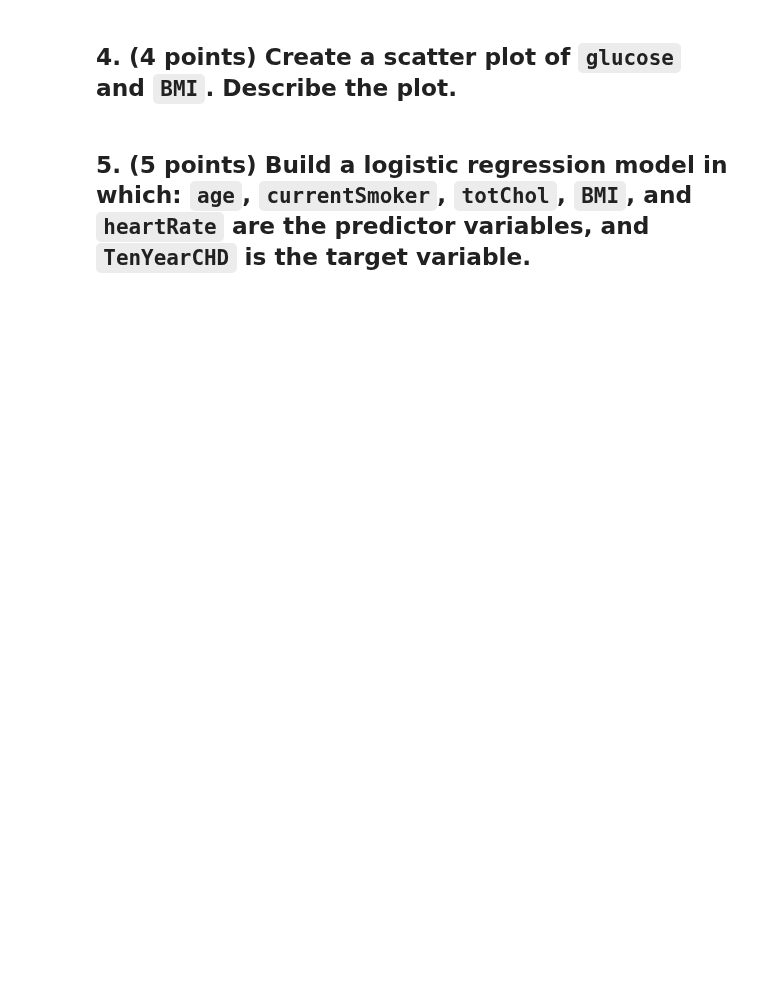
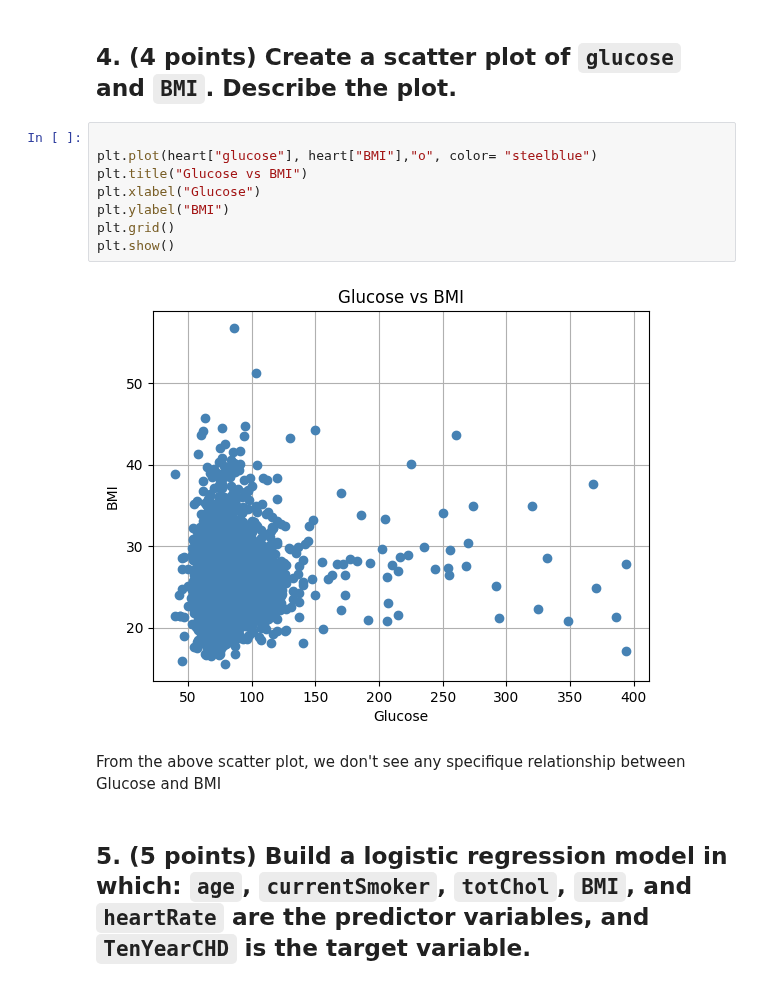
Before and after one commit to Yusuf98-c/DATA-545-In-Class, a Jupyter notebook: In_Class_3.ipynb, the cells around one changed output. Cells and saved outputs as stored; diff of their text form; blank space fills up the shorter version.

```diff
--- a/In_Class_3.ipynb
+++ b/In_Class_3.ipynb
@@ -32,4 +104,16 @@ Consider the `framingham.csv` data file. The dataset is publicly available on th
 # %% [markdown]
 ## 4. (4 points) Create a scatter plot of `glucose` and `BMI`. Describe the plot.
+# %%
+
+plt.plot(heart["glucose"], heart["BMI"],"o", color= "steelblue")
+plt.title("Glucose vs BMI")
+plt.xlabel("Glucose")
+plt.ylabel("BMI")
+plt.grid()
+plt.show()
+# %% [output]
+[figure, added]
+# %% [markdown]
+From the above scatter plot, we don't see any specifique relationship between Glucose and BMI
 # %% [markdown]
 ## 5. (5 points) Build a logistic regression model in which: `age`, `currentSmoker`, `totChol`, `BMI`, and `heartRate` are the predictor variables, and `TenYearCHD` is the target variable.
```
Also changed, not shown: parts of 8 cells of this notebook.
